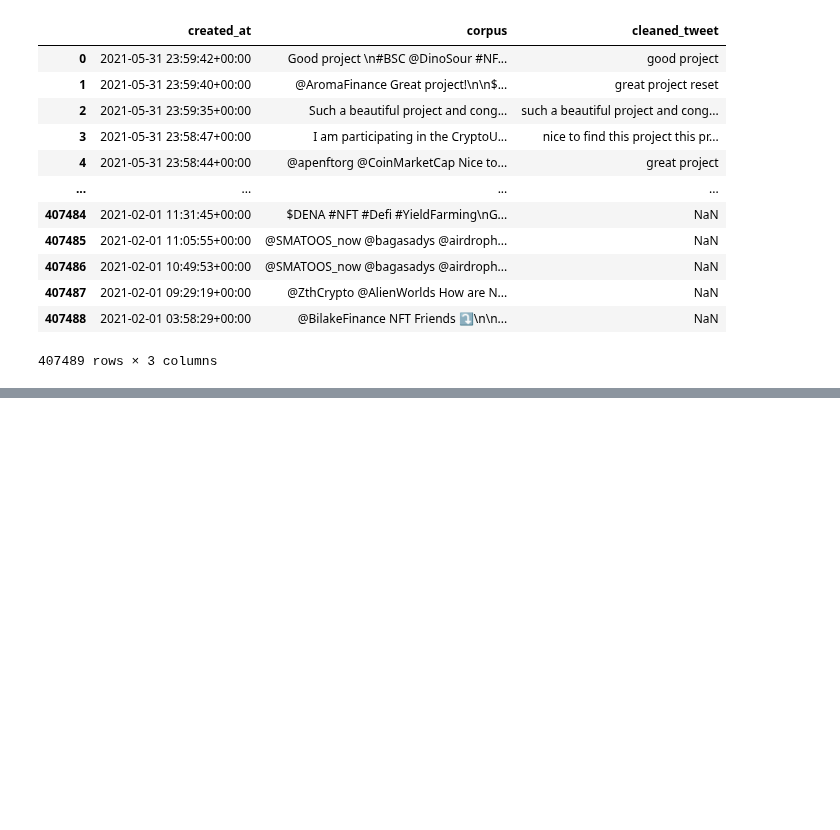
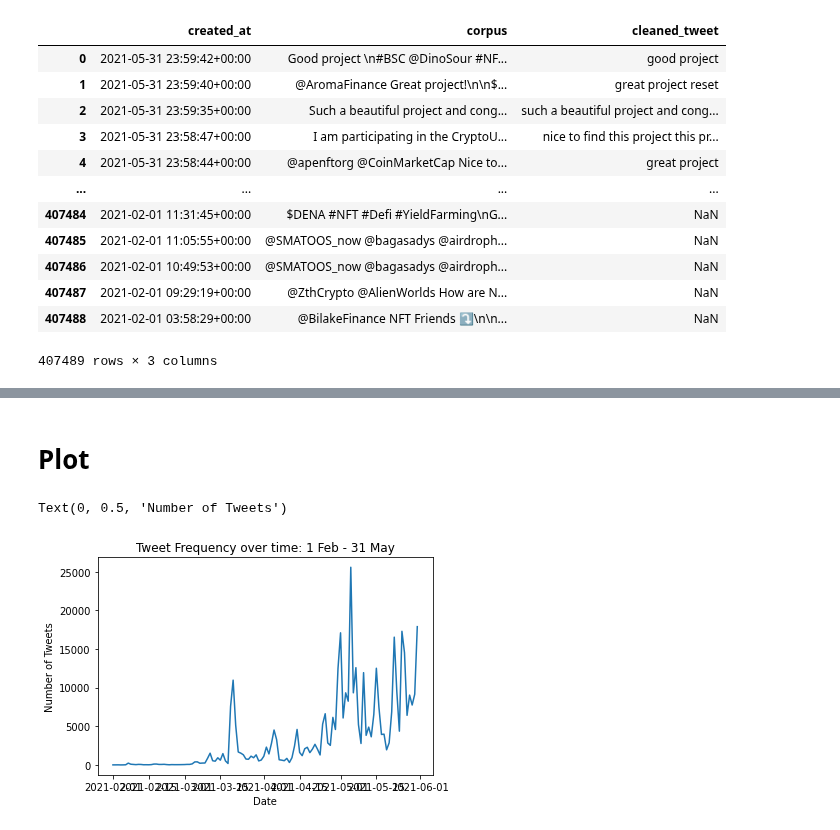
Before and after one commit to ginalamp/NFT_Twitter_Evolution, a Jupyter notebook: notebooks/frequency.ipynb, the cells around one changed output, grey strips where cells are left out. Cells and saved outputs as stored; diff of their text form; code cells hidden in the pictures; blank space fills up the shorter version.

Commit message:
Plot tweet frequency with montly (instead of daily) date x axis tick

```diff
--- a/notebooks/frequency.ipynb
+++ b/notebooks/frequency.ipynb
@@ -159,0 +113,12 @@ Text(0.5, 1.0, 'May: Tweet Frequency over time')
+# %% [markdown]
+# Plot
+# %%
+plt.plot(dates.index, dates['corpus'])
+plt.title('Tweet Frequency over time: 1 Feb - 31 May')
+plt.xlabel('Date')
+plt.ylabel('Number of Tweets')
+# plt.savefig('../dataout/general/Total_tweet_frequency.jpeg')
+# plt.close()
+# %% [output]
+Text(0, 0.5, 'Number of Tweets')
+[figure, added]
```
Also changed, not shown: parts of 15 cells of this notebook.
